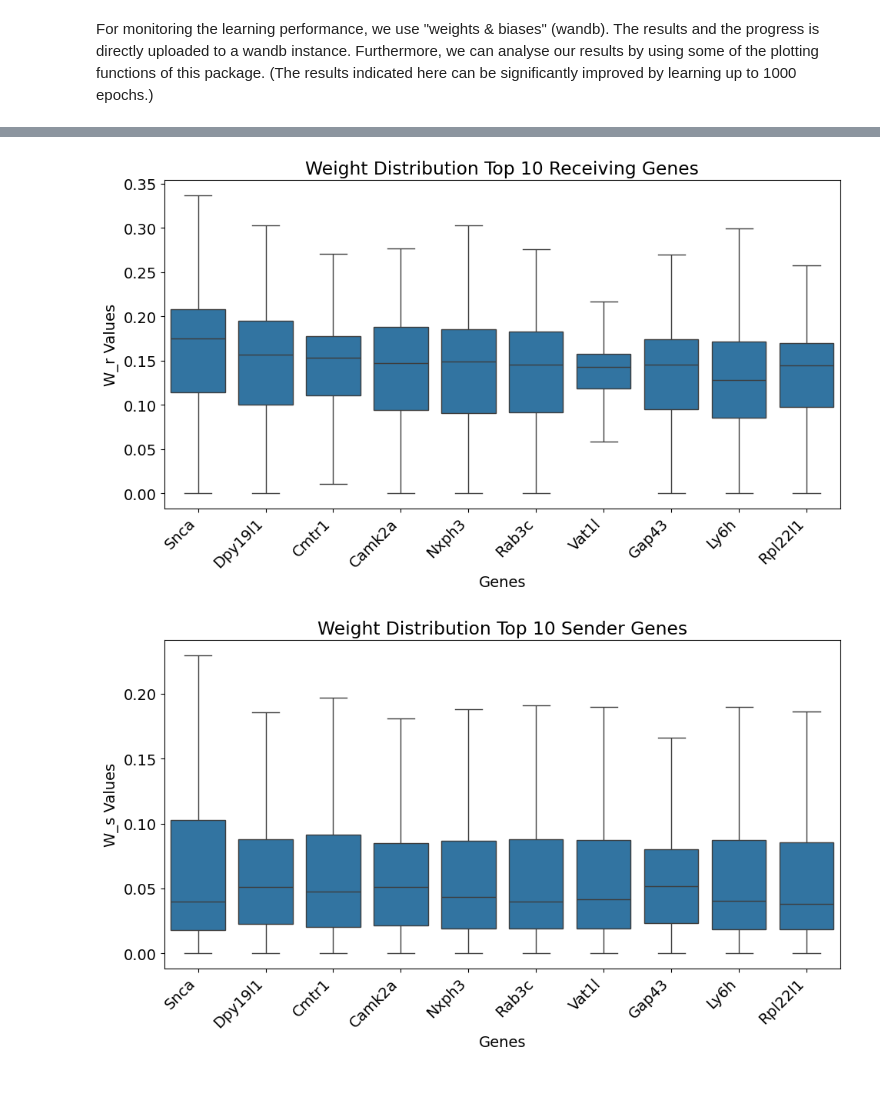
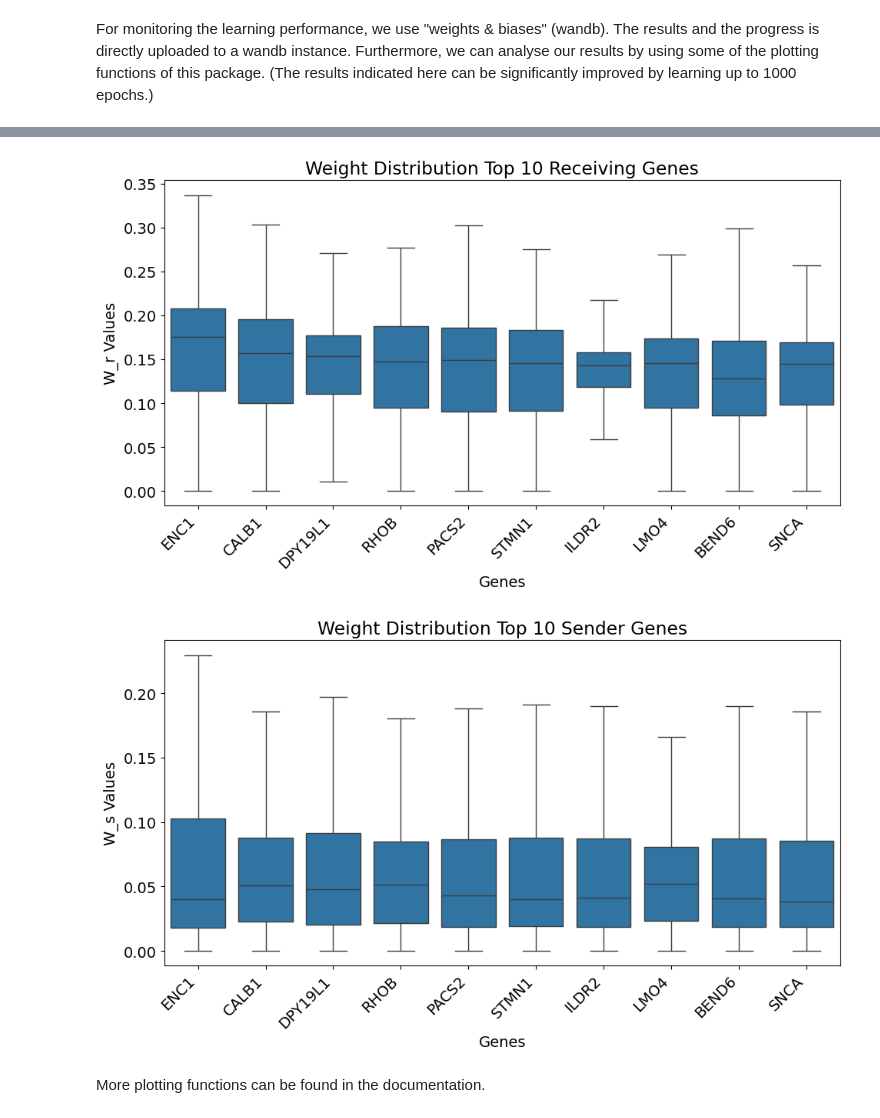
Before and after one commit to dertrotl/geneGATer, a Jupyter notebook: docs/notebooks/geneGATer_tutorial.ipynb, the cells around one changed output, grey strips where cells are left out. Cells and saved outputs as stored; diff of their text form; code cells hidden in the pictures; blank space fills up the shorter version.

```diff
--- a/docs/notebooks/geneGATer_tutorial.ipynb
+++ b/docs/notebooks/geneGATer_tutorial.ipynb
@@ -97,0 +112,23 @@ We can get the top ranked genes by two different ranking methods:
+# %%
+# Extracting L&R interactions using CellphoneDB and Squidpy
+
+adata.obs["new_cluster"] = new_cluster
+res = sq.gr.ligrec(adata, "new_cluster",
+            fdr_method=None,
+                   copy=True,
+            interactions_params={"resources": "CellPhoneDB"},
+            threshold=0.1, seed=0, n_perms=10000, n_jobs=1, use_raw=False)
+
+df = res["pvalues"]
+print("Number of CellPhoneDB interactions:", len(df))
+
+ligand_receptor_space = []
+
+for tuples in range(0,res["metadata"].index.values.shape[0]):
+    for idx in range(0,2):
+        ligand_receptor_space.append(res["metadata"].index.values[tuples][idx])
+ligand_receptor_space = list( set(ligand_receptor_space) )
+print("Number of unique Ligand / Receptor Genes:", len(ligand_receptor_space))
+
+
+gene_list_upper = [x.upper() for x in gene_list]
@@ -98,5 +154,7 @@ We can get the top ranked genes by two different ranking methods:
 # %%
-res = gt.pl.get_top_k_genes(model, gene_list, 10)
+res = gt.pl.get_top_k_genes(model, gene_list_upper, 10, marker_genes = ligand_receptor_space) # Plotting ranked genes by ranking method 2
 # %% [output]
-[figure, old version]
+[figure, new version]
-[figure, old version]
+[figure, new version]
+# %% [markdown]
+More plotting functions can be found in the documentation.
```
Also changed, not shown: parts of 7 cells of this notebook, 1 other file.
